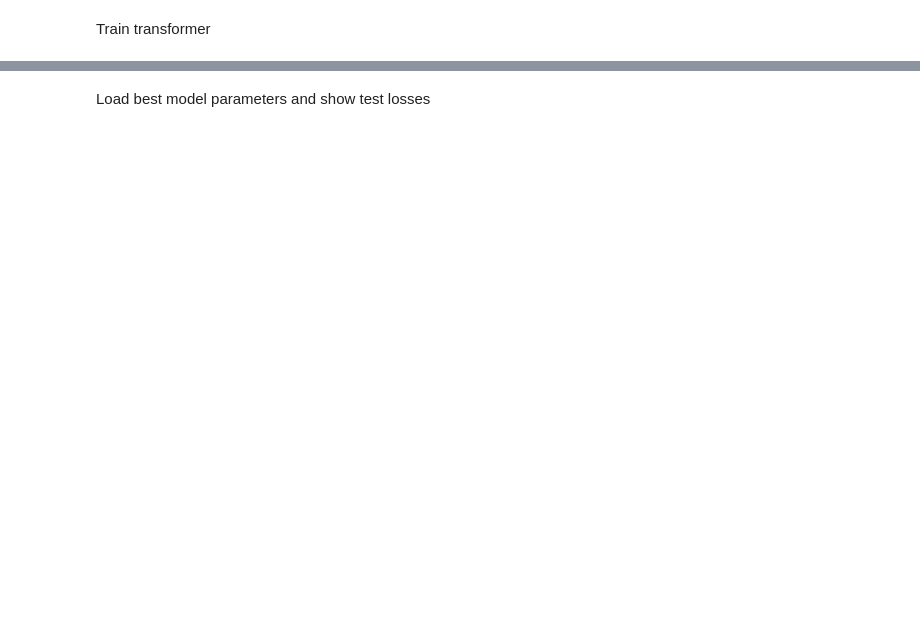
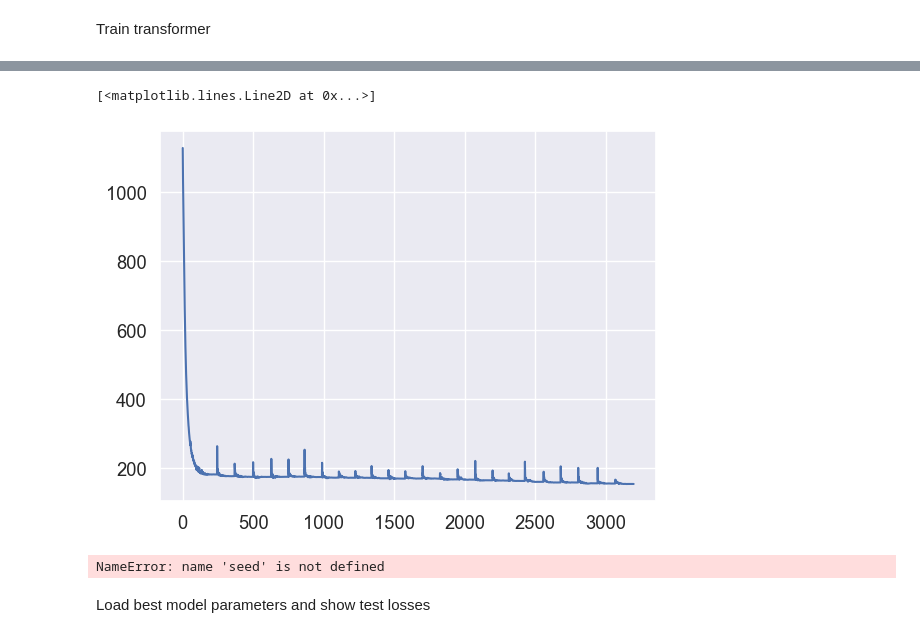
Before and after one commit to cngzlsh/approx_brain, a Jupyter notebook: poster.ipynb, the cells around one changed output, grey strips where cells are left out. Saved outputs shown, nothing was run; the diff lists cells and outputs as text; code cells hidden in the pictures; blank space fills up the shorter version.

```diff
--- a/poster.ipynb
+++ b/poster.ipynb
@@ -253 +211,36 @@ assert len(np.intersect1d(non_stim_mse_idx, forward_mse_idx)) == 0
+# %%
+# TRANSFORMER
+# |   iter    |  target   |  d_model  | hidden... | n_layers  | num_heads |
+# | 5         | -172.0    | 446.7     | 257.9     | 3.126     | 16.42     |
+
+
+device = torch.device('cuda' if torch.cuda.is_available() else 'cpu')
+from models import TransformerOneStep
+d_model = 432
+num_heads = 16
+hidden_dim = 446
+n_layers = 3
+
+d_model = int(int(d_model/num_heads)*num_heads) # d_model must be multiples of n_heads
+if d_model % 2 != 0:
+    d_model += num_heads
+
+device = torch.device('cuda' if torch.cuda.is_available() else 'cpu')
+from models import TransformerOneStep
+
+DNN_LS = TransformerOneStep(input_dim,
+                d_model=d_model,
+                num_heads=num_heads,
+                hidden_dim=hidden_dim,
+                output_dim=output_dim,
+                n_encoder_layers=n_layers,
+                device=device,
+                max_len=30,
+                dropout=0.2,
+                decoder='linear',
+                decoder_hidden_dim=None,
+                use_mask=True,
+                pos_output=True,
+                bin_output=False,
+                softmax_output=False).to(device)
 # %%
@@ -290,3 +294,8 @@ View run at https://wandb.ai/cngzlsh/approx_brain/runs/p0tgpc3a
+# %%
+plt.plot(return_dict['eval_losses'])
+# %% [output]
+[<matplotlib.lines.Line2D at 0x...>]
+[figure, added]
 # %%
 # optional: save trained model
 import datetime
@@ -300,19 +309,24 @@ data = {'metadata':{'timestamp': timestamp,
         'params':{'seed':seed,
                     'sigma': 0.1,
                     'batch_size': batch_size,
-                    'tsteps': tsteps,
+                    'tsteps': 15,
                     'input_dim': input_dim,
-                    'd_model': 220,
-                    'num_heads': 20,
-                    'hidden_dim': 848,
+                    'd_model': d_model,
+                    'num_heads': num_heads,
+                    'hidden_dim': hidden_dim,
                     'output_dim': output_dim,
-                    'n_layers': 5,
-                    'num_epochs': num_epochs},
-        'train_data': return_dict}
+                    'n_layers': n_layers,
+                    'num_epochs': num_epochs,
+                    'n_cycles': n_cycles},
+        'return_dict': return_dict
+        }
 
-with open(f'./data/biological/trained_models/LS-transformer-param.pkl', 'wb') as f:
+torch.save(return_dict['best_eval_params'], save_path / f"JAN23-stim-LS-transformer-param-{d_model}-{num_heads}-{hidden_dim}-{n_layers}-trained-{n_cycles}.pth", 'rb')
+with open(save_path / f'JAN23-stim-LS-transformer-param-metadata-{d_model}-{num_heads}-{hidden_dim}-{n_layers}-trained-{n_cycles}.pkl', 'wb') as f:
     pickle.dump(data, f)
-print(f'Saved model parameters and training stats to ./data/biological/trained_models/LS-transformer-param.pkl')
+print(f'Saved model parameters and training stats to ./save/trained_models/JAN23/JAN23-stim-LS-transformer-param-metadata-{d_model}-{num_heads}-{hidden_dim}-{n_layers}-trained-{n_cycles}')
+# %% [output]
+NameError: name 'seed' is not defined
 # %% [markdown]
 Load best model parameters and show test losses
 # %%
```
Also changed, not shown: parts of 20 cells of this notebook, 7 other files.
